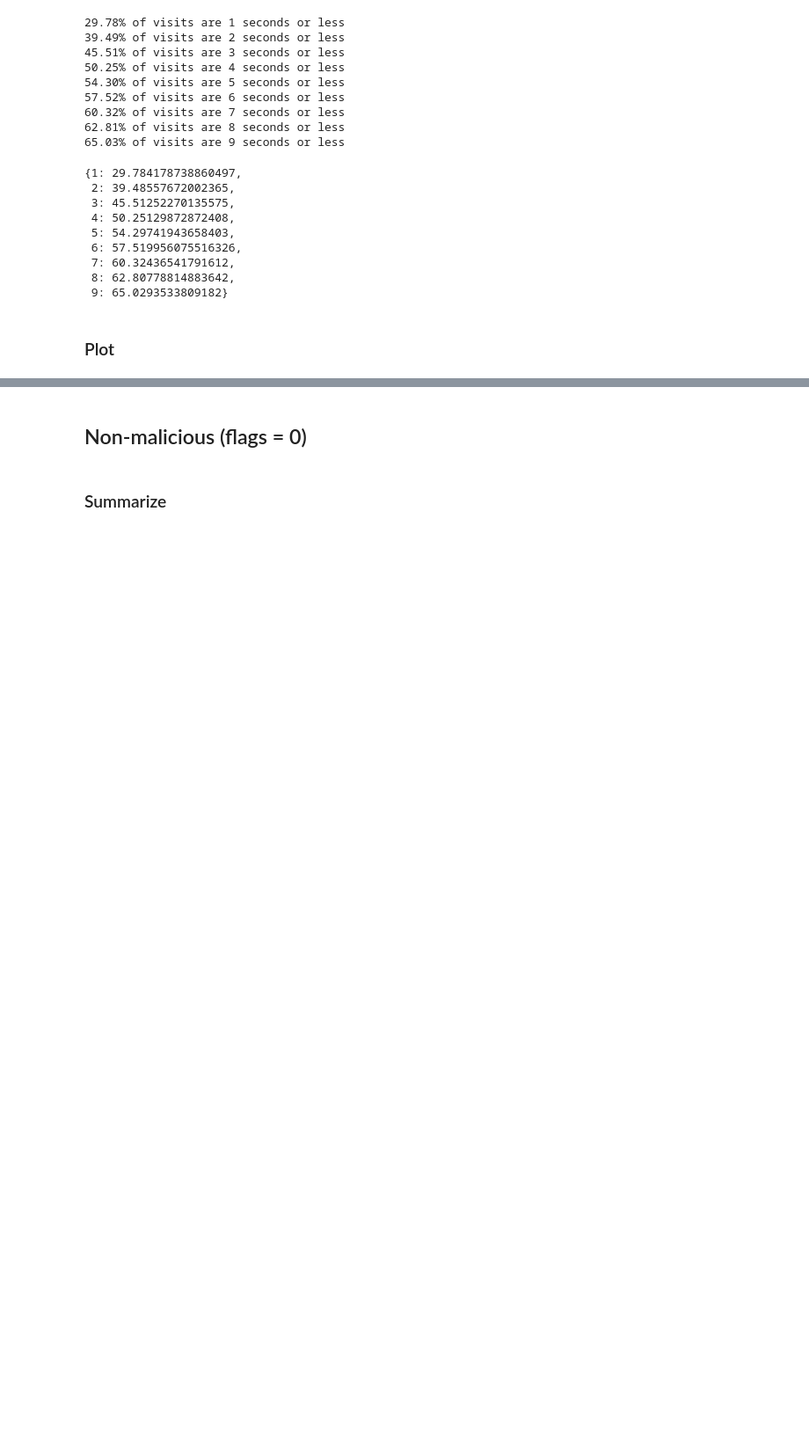
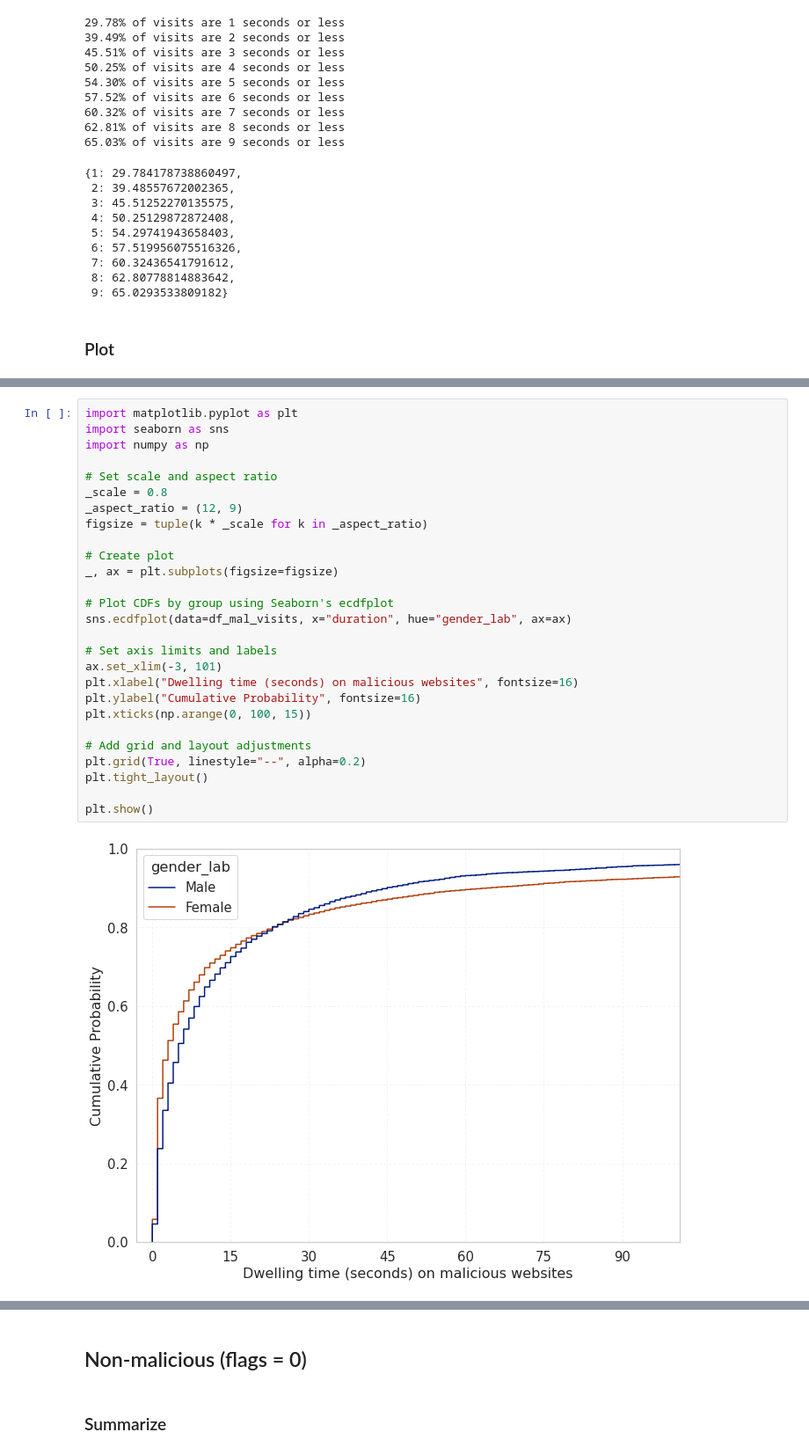
Before and after one commit to themains/bad_domains, a Jupyter notebook: scripts/dwelling-time-malicious-visits.ipynb, the cells around one changed output, grey strips where cells are left out. Shown at 88% size. Cells and saved outputs as stored; diff of their text form; blank space fills up the shorter version.

```diff
--- a/scripts/dwelling-time-malicious-visits.ipynb
+++ b/scripts/dwelling-time-malicious-visits.ipynb
@@ -394,0 +483,29 @@ save_mpl_fig("../figs/dwelling-time-malicious-visits-CDF-annotated")
+# %%
+import matplotlib.pyplot as plt
+import seaborn as sns
+import numpy as np
+
+# Set scale and aspect ratio
+_scale = 0.8
+_aspect_ratio = (12, 9)
+figsize = tuple(k * _scale for k in _aspect_ratio)
+
+# Create plot
+_, ax = plt.subplots(figsize=figsize)
+
+# Plot CDFs by group using Seaborn's ecdfplot
+sns.ecdfplot(data=df_mal_visits, x="duration", hue="gender_lab", ax=ax)
+
+# Set axis limits and labels
+ax.set_xlim(-3, 101)
+plt.xlabel("Dwelling time (seconds) on malicious websites", fontsize=16)
+plt.ylabel("Cumulative Probability", fontsize=16)
+plt.xticks(np.arange(0, 100, 15))
+
+# Add grid and layout adjustments
+plt.grid(True, linestyle="--", alpha=0.2)
+plt.tight_layout()
+
+plt.show()
+# %% [output]
+[figure, added]
```
Also changed, not shown: parts of 26 cells of this notebook, 2 other files.
